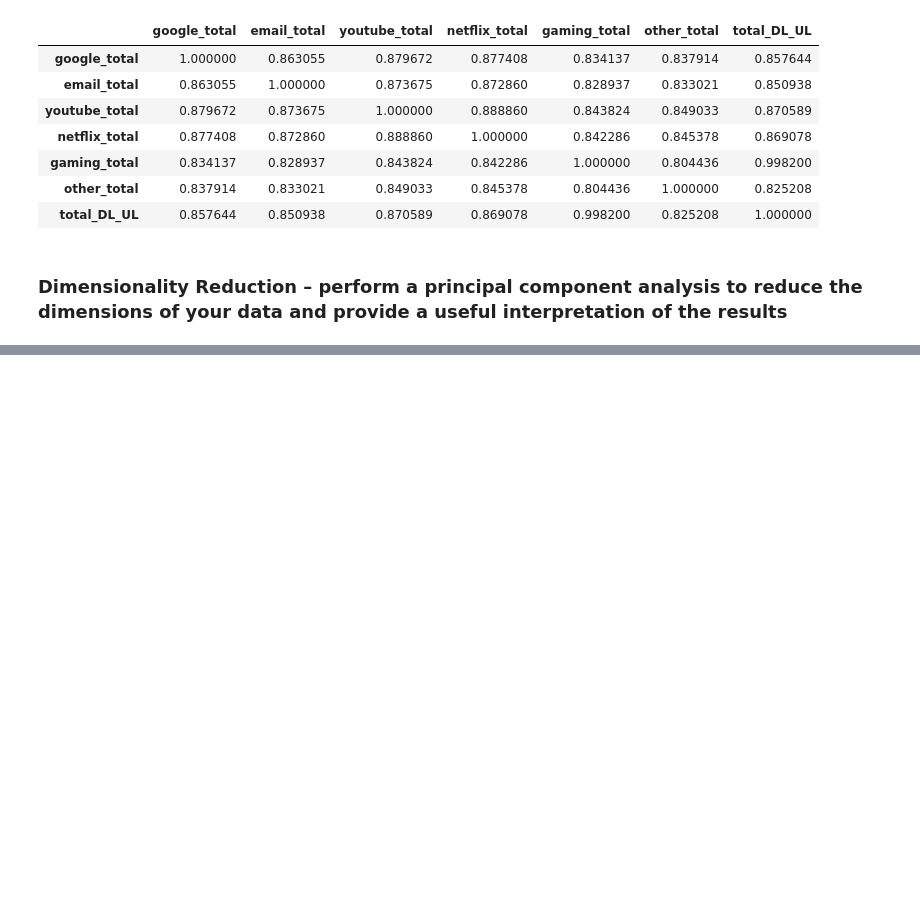
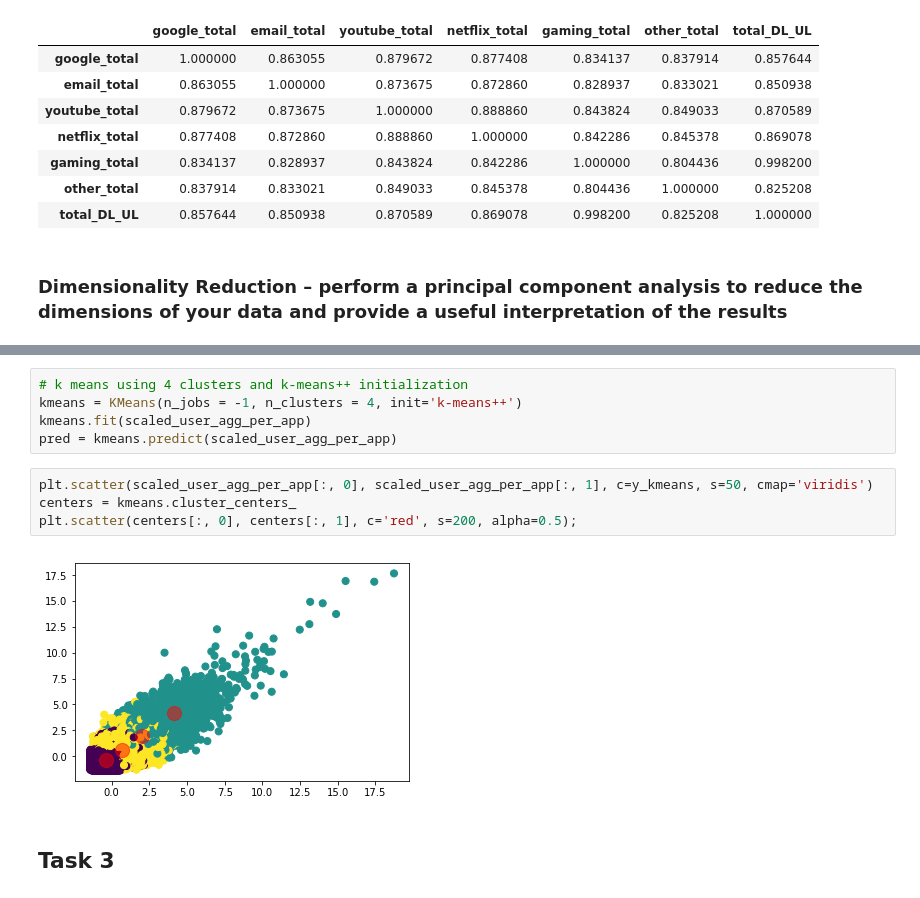
Before and after one commit to GETUCHALA20/TelcomAnalysis, a Jupyter notebook: Telecom Analaysis.ipynb, the cells around one changed output, grey strips where cells are left out. Drawn from its saved outputs; the diff is of its cells as text; blank space fills up the shorter version.

Commit message:
All tasks done

```diff
--- a/Telecom Analaysis.ipynb
+++ b/Telecom Analaysis.ipynb
@@ -697,0 +1053,13 @@ newdf.iloc[:,-8:-1].corr()
+# %%
+# k means using 4 clusters and k-means++ initialization
+kmeans = KMeans(n_jobs = -1, n_clusters = 4, init='k-means++')
+kmeans.fit(scaled_user_agg_per_app)
+pred = kmeans.predict(scaled_user_agg_per_app)
+# %%
+plt.scatter(scaled_user_agg_per_app[:, 0], scaled_user_agg_per_app[:, 1], c=y_kmeans, s=50, cmap='viridis')
+centers = kmeans.cluster_centers_
+plt.scatter(centers[:, 0], centers[:, 1], c='red', s=200, alpha=0.5);
+# %% [output]
+[figure, added]
+# %% [markdown]
+## Task 3
```
Also changed, not shown: parts of 138 cells of this notebook.
